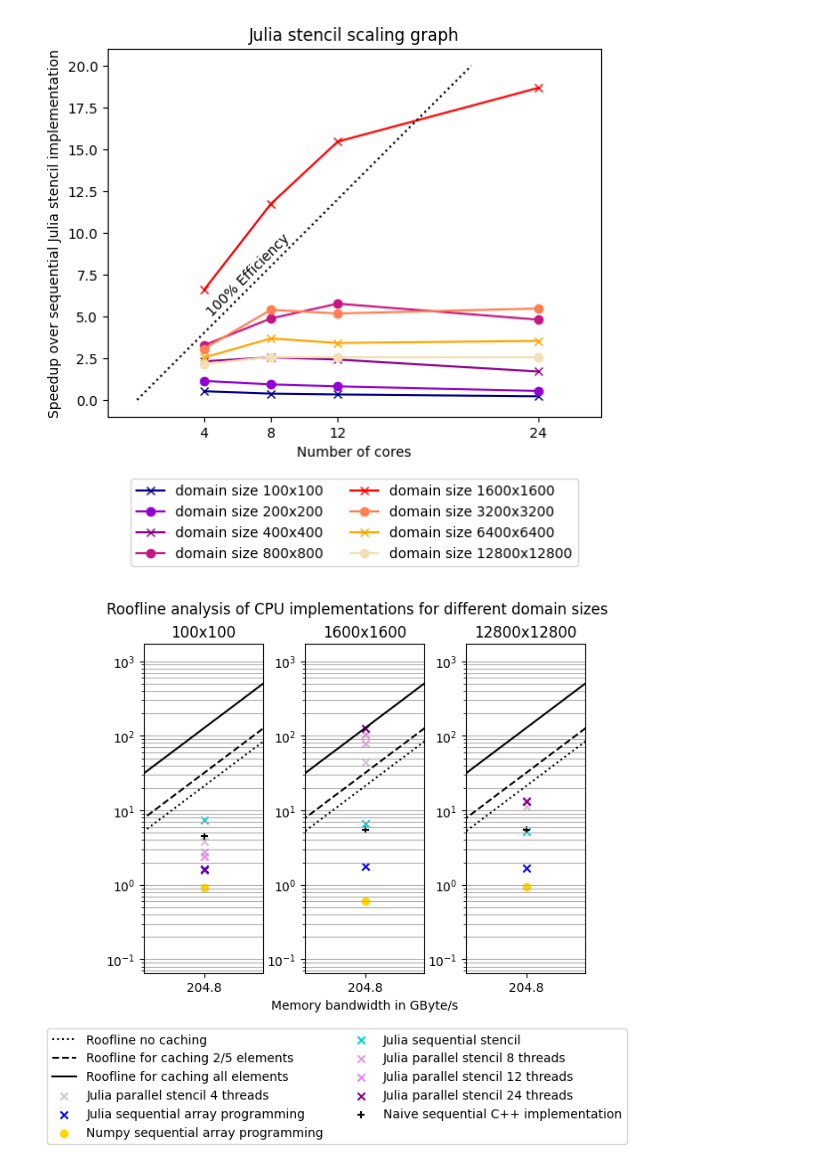
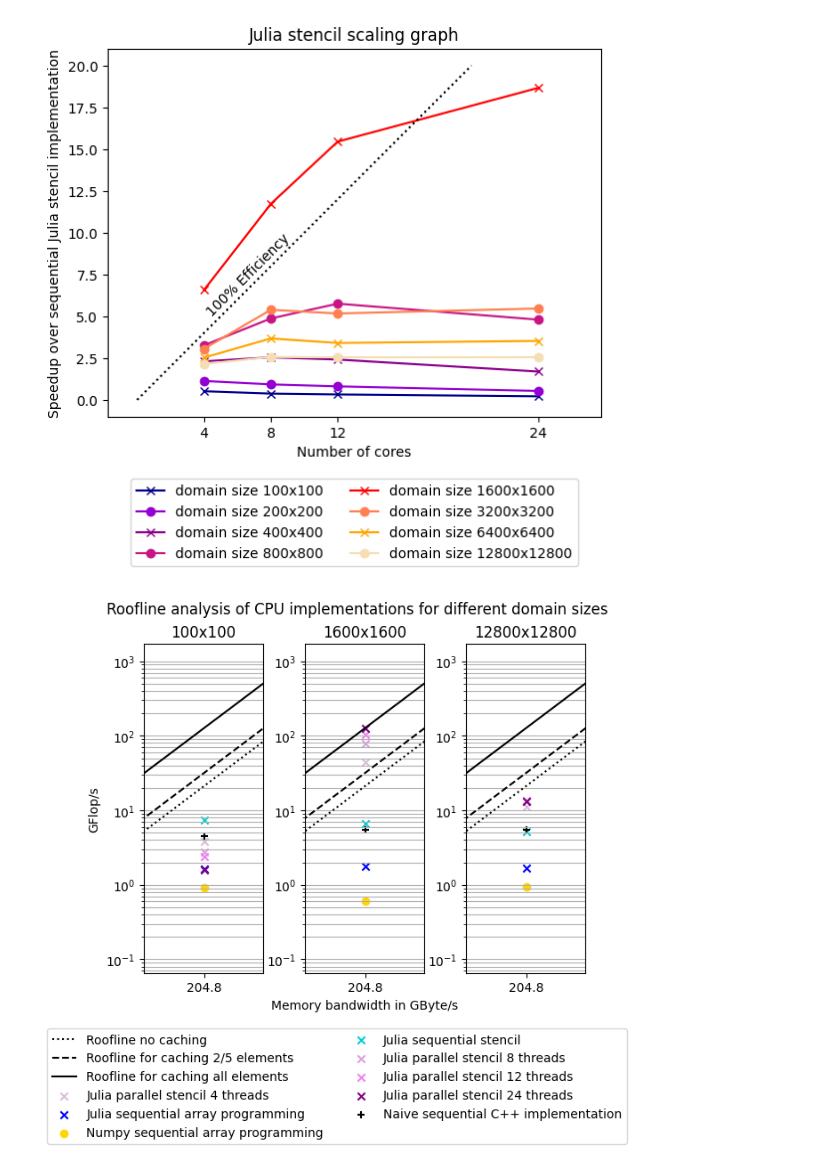
Before and after one commit to peteole/julia-2d-heat-equation, a Jupyter notebook: plotting_daniel.ipynb, the cells around one changed output. Drawn from its saved outputs; the diff is of its cells as text; code cells hidden in the pictures.

```diff
--- a/plotting_daniel.ipynb
+++ b/plotting_daniel.ipynb
@@ -226,34 +232,36 @@ for di, d in zip([0, 4, 7], range(3)):
     ax[d].plot([1, 6880], [5/32, 1075], color="black", linestyle="dashed", label="Roofline for caching 2/5 elements")
 
     # caching all elements except one
     ax[d].plot([1, 1720], [5/8, 1075], color="black", label="Roofline for caching all elements")
 
     ax[d].set_xlim([50, 800])
     ax[d].set_xscale("log")
     ax[d].set_yscale("log")
     ax[d].set_xticks([204.8])
     ax[d].set_xticklabels([204.8])
     ax[d].xaxis.set_minor_locator(plt.NullLocator())
 
     ax[d].set_title("{}x{}".format(domain, domain))
 
     ax[d].grid(which="both", axis="y")
 
     for implementation, i in zip(cpu_implementations + ["cpp_naive"], range(len(cpu_implementations) + 1)):
         if implementation != "python_lists":
             ax[d].scatter(204.8, flops / implementations_dict[implementation]["mean"][di] * 1e-9, label=implementations_dict[implementation]["label"], marker=markers[i], color=implementations_dict[implementation]["color"])
 plt.legend(bbox_to_anchor=(1.4, -0.15), loc='upper right', ncol=2)
 
 ax[1].set_xlabel("Memory bandwidth in GByte/s")
 ax[0].set_label("Performance in GFLOP/s")
 
+ax[0].set_ylabel("GFlop/s")
+
 plt.suptitle("Roofline analysis of CPU implementations for different domain sizes")
 
 figs.subplots_adjust(wspace=.35)
 
 plt.savefig("figures/roofline.pdf",bbox_inches='tight')
 # %% [output]
-[figure, old version]
+[figure, new version]
 # %%
 # plot throughput
 def plot_implementations(implementations, data_dict, category="mean_speedup"):
```
Also changed, not shown: parts of 1 cell of this notebook, 8 other files.
